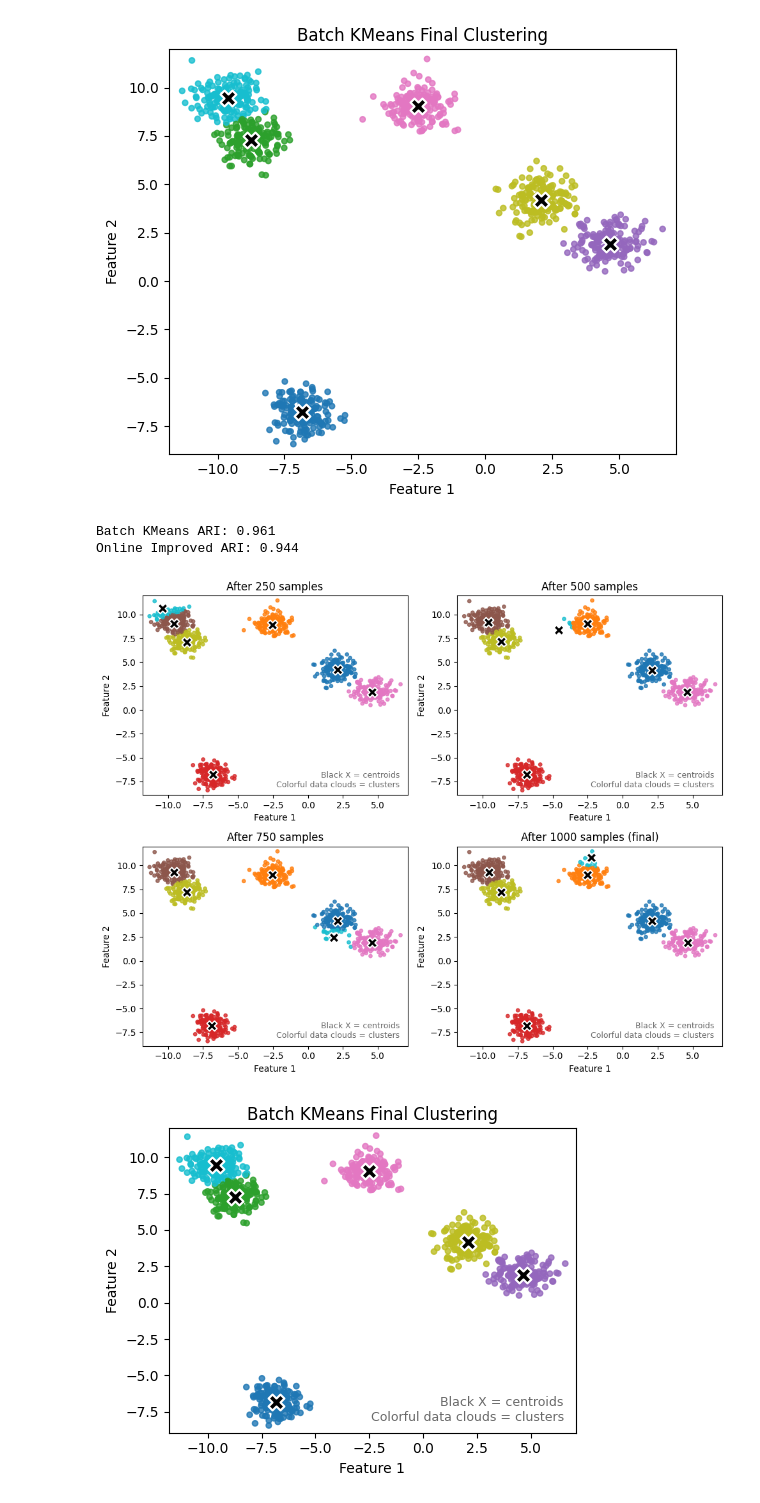
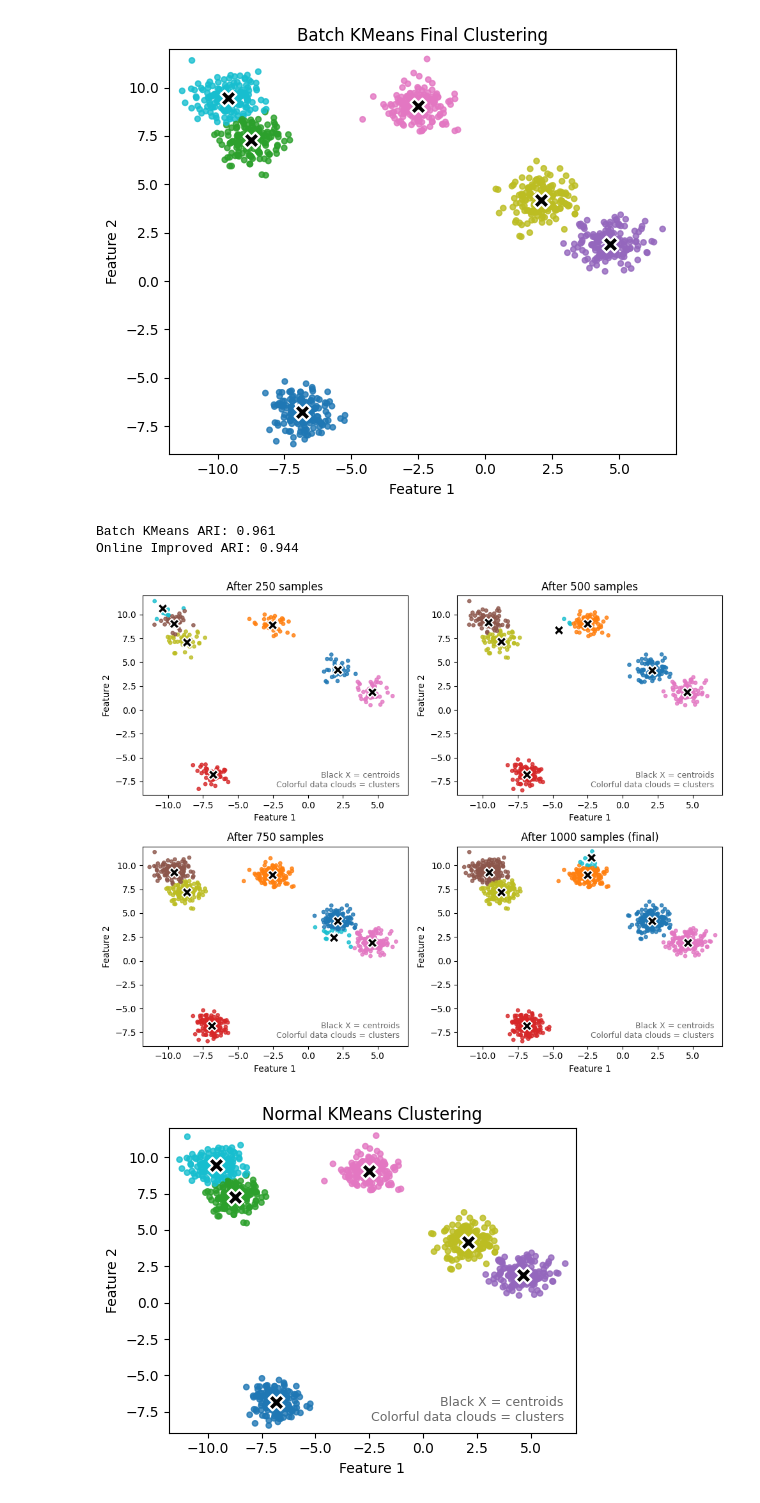
Before and after one commit to czotterbenedek/szakdoga_tdk, a Jupyter notebook: test_notebook.ipynb, the cells around one changed output. Drawn from its saved outputs; the diff is of its cells as text; code cells hidden in the pictures.

```diff
--- a/test_notebook.ipynb
+++ b/test_notebook.ipynb
@@ -548,7 +548,11 @@ titles = [
 ]
 
 for ax, (step, centroids, labels_now), title in zip(axs, snapshots, titles):
-    ax.scatter(X[:, 0], X[:, 1], c=labels_now, s=15, alpha=0.8, cmap='tab10')
+    # only plot the samples that have been processed so far
+    X_seen = X[:step]
+    labels_seen = labels_now[:step]
+
+    ax.scatter(X_seen[:, 0], X_seen[:, 1], c=labels_seen, s=15, alpha=0.8, cmap='tab10')
     ax.scatter(
         centroids[:, 0], centroids[:, 1],
         c='black', s=130, marker='X',
@@ -574,33 +578,33 @@ plt.savefig("./plots/online_clustering_flow/online_clustering_flow.png", dpi=300
 plt.show()
 
 # ---- Plot 2: Batch KMeans final state ----
 plt.figure(figsize=(5, 4))
 plt.scatter(X[:, 0], X[:, 1], c=y_batch, s=15, alpha=0.8, cmap='tab10')
 plt.scatter(
     kmeans_batch.cluster_centers_[:, 0],
     kmeans_batch.cluster_centers_[:, 1],
     c='black', s=130, marker='X',
     edgecolors='white', linewidths=1.5
 )
-plt.title("Batch KMeans Final Clustering")
+plt.title("Normal KMeans Clustering")
 plt.xlabel("Feature 1")
 plt.ylabel("Feature 2")
 plt.xlim(X[:, 0].min() - 0.5, X[:, 0].max() + 0.5)
 plt.ylim(X[:, 1].min() - 0.5, X[:, 1].max() + 0.5)
 plt.text(
     0.97, 0.03,
     "Black X = centroids\nColorful data clouds = clusters",
     transform=plt.gca().transAxes,
     fontsize=9,
     color="dimgray",
     ha="right", va="bottom",
     bbox=dict(facecolor="white", alpha=0.6, edgecolor="none", pad=3)
 )
 plt.tight_layout()
 plt.savefig("./plots/online_clustering_flow/batch_kmeans.png", dpi=300)
 plt.show()
 # %% [output]
 Batch KMeans ARI: 0.961
 Online Improved ARI: 0.944
-[figure, old version]
+[figure, new version]
-[figure, old version]
+[figure, new version]
```
Also changed, not shown: 5 other files.
